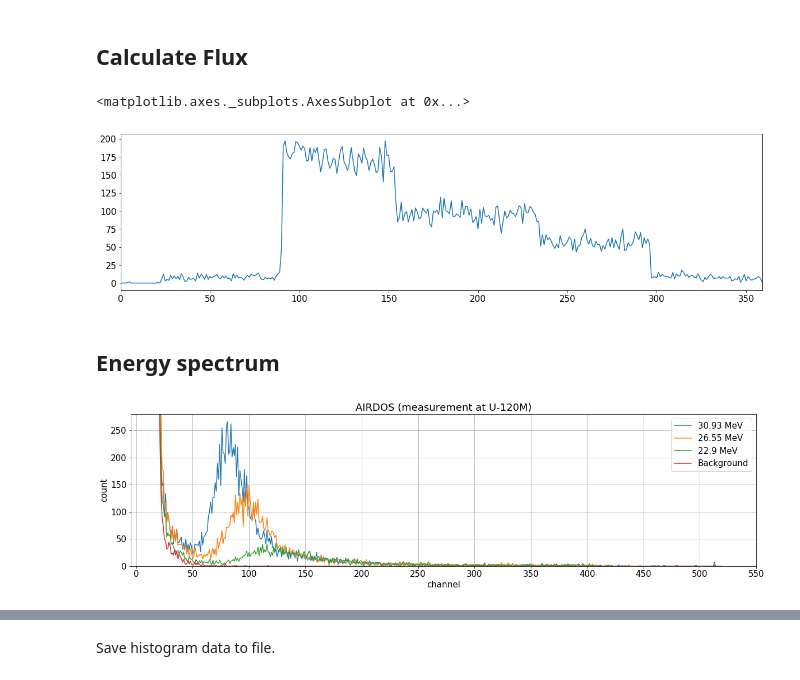
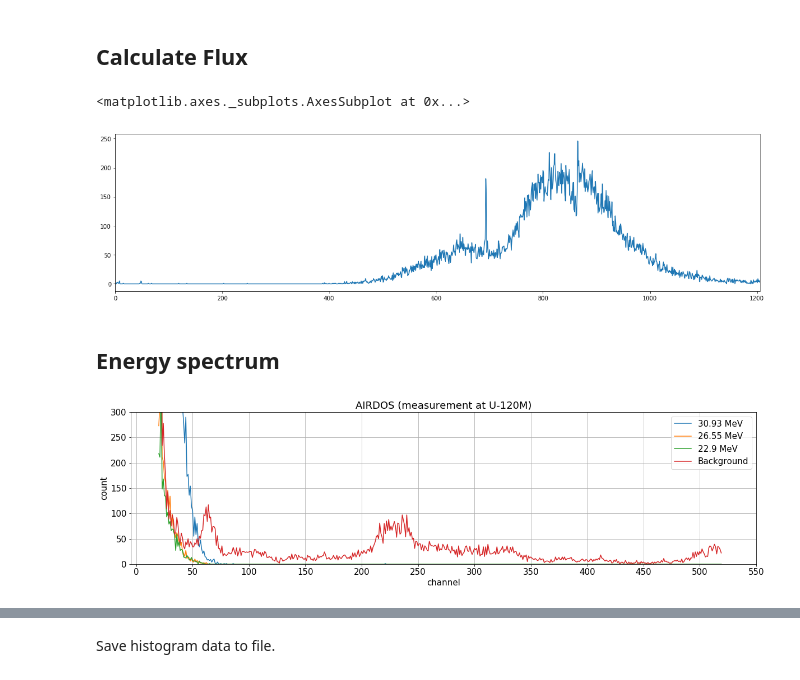
Before and after one commit to ODZ-UJF-AV-CR/AIRDOS-parser, a Jupyter notebook: AIRDOS_parser.ipynb, the cells around one changed output, grey strips where cells are left out. Cells and saved outputs as stored; diff of their text form; code cells hidden in the pictures.

```diff
--- a/AIRDOS_parser.ipynb
+++ b/AIRDOS_parser.ipynb
@@ -81,23 +81,23 @@ df6.to_csv('ble.txt')
 # %%
 rc = df.loc[df[0]=='$CANDY']
 rc.reset_index(drop=True, inplace=True)
 
 rc = rc.apply(pd.to_numeric, errors='coerce')
 
 #rc.to_csv('ble.txt')
 
 #rc['sum'] = rc[range(24,544)].sum(axis=1)
-rc['sum'] = rc[range(28,544)].sum(axis=1)
+rc['sum'] = rc[range(20,544)].sum(axis=1)
 #rc['sum']
 
 plt.figure(figsize=(20,5))
 
 rc['sum'].plot()
 
 #plt.ylim([0,20])
 # %% [output]
 <matplotlib.axes._subplots.AxesSubplot at 0x...>
-[figure, old version]
+[figure, new version]
 # %% [markdown]
 ## Energy spectrum
 # %%
@@ -111,7 +111,7 @@ rc['sum'][236:296].plot(c='green')
 rc['sum'][300:350].plot(c='yellow')
 '''
 
-ener1 = rc.ix[91:154,20:520].sum()
+ener1 = rc.ix[350:8500,20:520].sum()
 ener2 = rc.ix[155:235,20:520].sum()
 ener3 = rc.ix[236:296,20:520].sum()
 ener4 = rc.ix[300:350,20:520].sum()
@@ -121,7 +121,7 @@ plt.plot(ener1, label='30.93 MeV')
 plt.plot(ener2, label='26.55 MeV')
 plt.plot(ener3, label='22.9 MeV')
 plt.plot(ener4, label='Background')
-plt.ylim([0,280])
+plt.ylim([0,300])
 plt.legend()
 plt.title('AIRDOS (measurement at U-120M)')
 plt.xlabel('channel')
@@ -129,4 +129,4 @@ plt.ylabel('count')
 plt.xticks(range(0,600,50))
 plt.grid()
 # %% [output]
-[figure, old version]
+[figure, new version]
```
Also changed, not shown: parts of 4 cells of this notebook, 1 other file.
